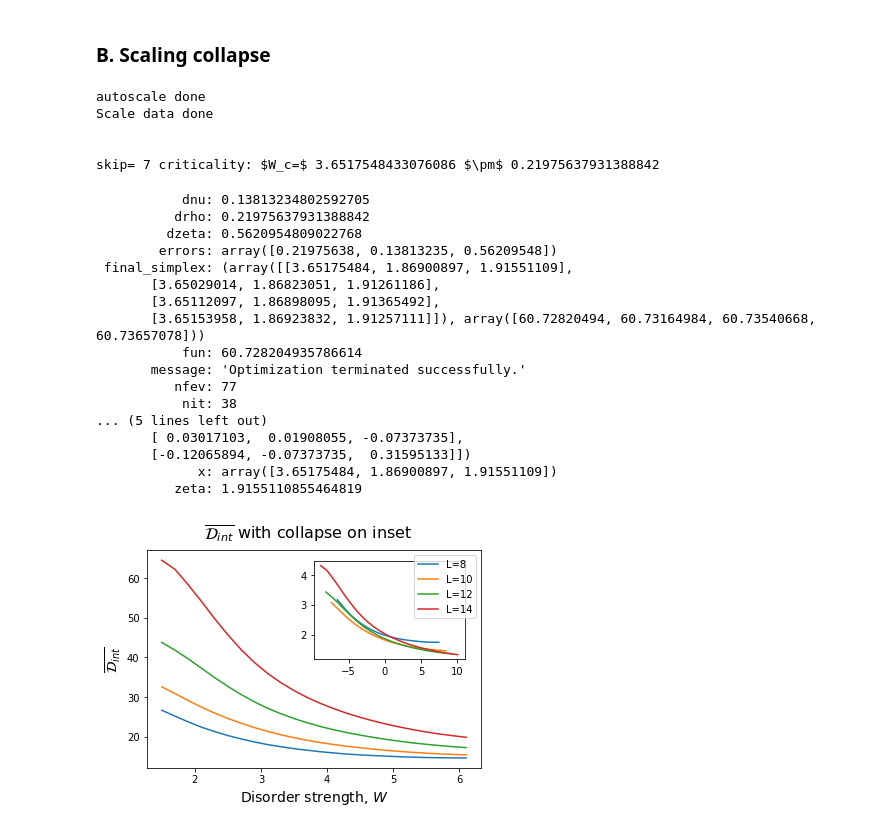
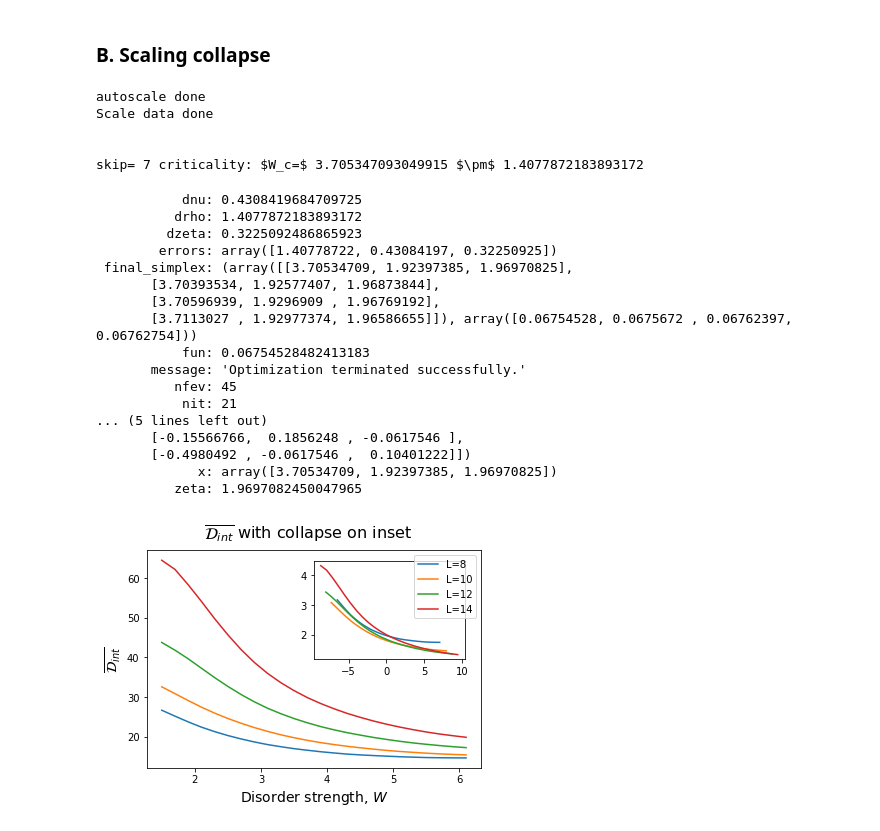
Before and after one commit to tonton-golio/mbl-intrinsicDim, a Jupyter notebook: IDMBL.ipynb, the cells around one changed output. Cells and saved outputs as stored; diff of their text form; code cells hidden in the pictures.

```diff
--- a/IDMBL.ipynb
+++ b/IDMBL.ipynb
@@ -127,47 +127,47 @@ plot_2nn_imshow(data, ws_cluster)
 # %%
 
 ws_cluster = np.linspace(0.1,6.1,31)
 Ls_cluster = [8,10,12,14]
 ID_mean = np.zeros((len(Ls_cluster),len(ws_cluster)))
 ID_std = np.zeros((len(Ls_cluster),len(ws_cluster)))
 ID_var = np.zeros((len(Ls_cluster),len(ws_cluster)))
 #DATA = []
 for index, L in enumerate(Ls_cluster):
     filename = location_cluster+'2nn-{}-combined.npy'.format(L)
     data = np.load(filename)
     #DATA.append(data)
     averaged = np.mean(data,axis=0)
     std = np.std(data,axis=0)
     ID_mean[index] = averaged
     ID_std[index] = std
     ID_var[index] = np.var(data,axis=0)
 
 skip_init = 7
-res = scale_collapse2(ID_mean, ws_cluster, Ls_cluster, skip_initial=skip_init)
+res = scale_collapse2(ID_mean,ID_std, ws_cluster, Ls_cluster, skip_initial=skip_init)
 print('\n\nskip=',skip_init,'criticality: $W_c=$ {} $\pm$ {}'.format(res['rho'], res['drho']))
 plt.savefig('figures/collapsed_skip{}.png'.format(skip_init), dpi=420)
 res
 # %% [output]
 autoscale done
 Scale data done
 
 
-skip= 7 criticality: $W_c=$ 3.6517548433076086 $\pm$ 0.21975637931388842
+skip= 7 criticality: $W_c=$ 3.705347093049915 $\pm$ 1.4077872183893172
-           dnu: 0.13813234802592705
-          drho: 0.21975637931388842
-         dzeta: 0.5620954809022768
-        errors: array([0.21975638, 0.13813235, 0.56209548])
- final_simplex: (array([[3.65175484, 1.86900897, 1.91551109],
-       [3.65029014, 1.86823051, 1.91261186],
-       [3.65112097, 1.86898095, 1.91365492],
-       [3.65153958, 1.86923832, 1.91257111]]), array([60.72820494, 60.73164984, 60.73540668, 60.73657078]))
-           fun: 60.728204935786614
+           dnu: 0.4308419684709725
+          drho: 1.4077872183893172
+         dzeta: 0.3225092486865923
+        errors: array([1.40778722, 0.43084197, 0.32250925])
+ final_simplex: (array([[3.70534709, 1.92397385, 1.96970825],
+       [3.70393534, 1.92577407, 1.96873844],
+       [3.70596939, 1.9296909 , 1.96769192],
+       [3.7113027 , 1.92977374, 1.96586655]]), array([0.06754528, 0.0675672 , 0.06762397, 0.06762754]))
+           fun: 0.06754528482413183
        message: 'Optimization terminated successfully.'
-          nfev: 77
-           nit: 38
+          nfev: 45
+           nit: 21
 ... (5 lines left out)
-       [ 0.03017103,  0.01908055, -0.07373735],
-       [-0.12065894, -0.07373735,  0.31595133]])
-             x: array([3.65175484, 1.86900897, 1.91551109])
-          zeta: 1.9155110855464819
+       [-0.15566766,  0.1856248 , -0.0617546 ],
+       [-0.4980492 , -0.0617546 ,  0.10401222]])
+             x: array([3.70534709, 1.92397385, 1.96970825])
+          zeta: 1.9697082450047965
-[figure, old version]
+[figure, new version]
```
Also changed, not shown: parts of 11 cells of this notebook, 1 other file.
